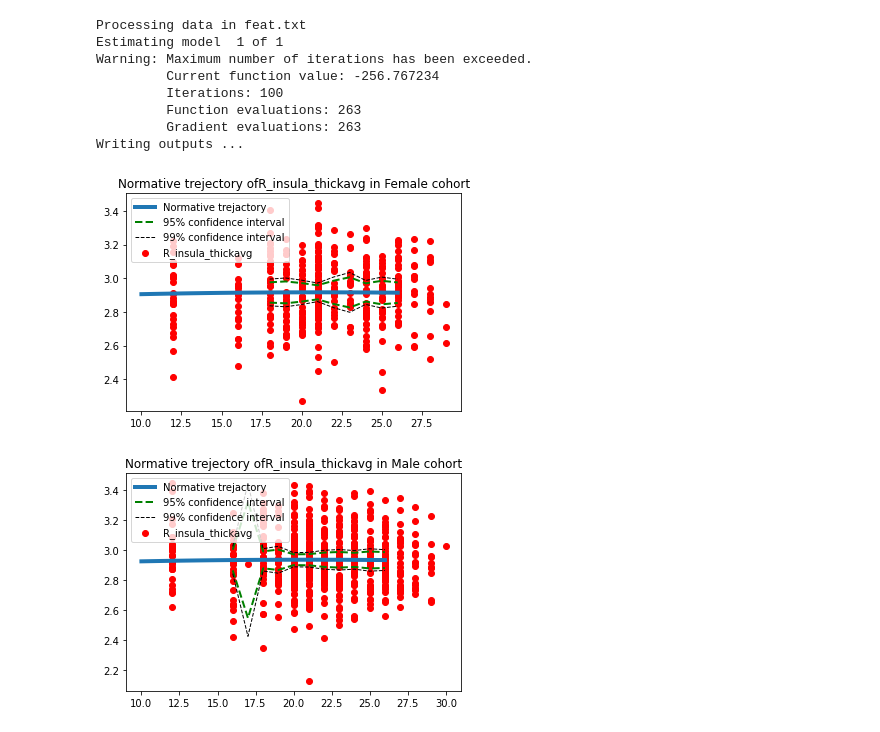
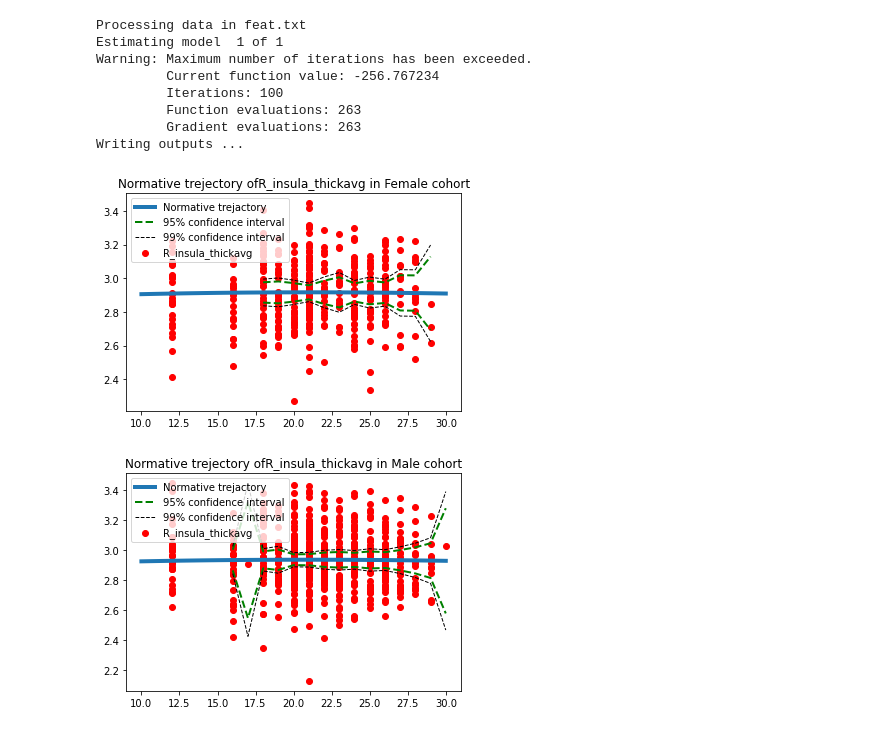
Before and after one commit to brainhack-school2022/project_template, a Jupyter notebook: NM.ipynb, the cells around one changed output. Saved outputs shown, nothing was run; the diff lists cells and outputs as text; code cells hidden in the pictures.

```diff
--- a/NM.ipynb
+++ b/NM.ipynb
@@ -209,8 +209,8 @@ for i,sex in enumerate(sex_covariates):
 #forward model data
     forward_yhat = pd.read_csv('yhat_forward.txt', sep = ' ', header=None)
     yhat_forward=forward_yhat.values
-    yhat_forward=yhat_forward[17*i:17*(i+1)]
-    x_forward=[10, 11, 12, 13, 14, 15, 16, 17, 18, 19, 20, 21, 22, 23, 24, 25, 26]
+    yhat_forward=yhat_forward[21*i:21*(i+1)]
+    x_forward=[10, 11, 12, 13, 14, 15, 16, 17, 18, 19, 20, 21, 22, 23, 24, 25, 26, 27, 28, 29, 30]
 
 # Find the index of the data exclusively for one sex. Female:0, Male: 1
     inx=np.where(cov.sex==i)[0]
@@ -219,32 +219,32 @@ for i,sex in enumerate(sex_covariates):
     y = pd.read_csv('feat.txt', sep = ' ', header=None)
     y=y.values[inx]
 # confidence Interval yhat+ z *(std/n^.5)-->.95 % CI:z=1.96, 99% CI:z=2.58
     s2= pd.read_csv('ys2_2fold.txt', sep = ' ', header=None)
     s2=s2.values[inx]
 
     CI_95=confidence_interval(s2,x,1.96)
     CI_99=confidence_interval(s2,x,2.58)
 
 # Creat a trejactroy for each point
     for j,name in enumerate(feature_names):
          fig=plt.figure()
          ax=fig.add_subplot(111)
          ax.plot(x_forward,yhat_forward[:,j], linewidth=4, label='Normative trejactory')
 
 
          ax.plot(x_forward,CI_95[:,j]+yhat_forward[:,j], linewidth=2,linestyle='--',c='g', label='95% confidence interval')
          ax.plot(x_forward,-CI_95[:,j]+yhat_forward[:,j], linewidth=2,linestyle='--',c='g')
 
          ax.plot(x_forward,CI_99[:,j]+yhat_forward[:,j], linewidth=1,linestyle='--',c='k', label='99% confidence interval')
          ax.plot(x_forward,-CI_99[:,j]+yhat_forward[:,j], linewidth=1,linestyle='--',c='k')
 
          ax.scatter(x,y[:,j],c='r', label=name)
          plt.legend(loc='upper left')
          plt.title('Normative trejectory of' +name+' in '+sex+' cohort')
          plt.show()
          plt.close()
 
 # code by M. Zabihi
 # %% [output]
-[figure, old version]
+[figure, new version]
-[figure, old version]
+[figure, new version]
```
Also changed, not shown: parts of 1 cell of this notebook.
